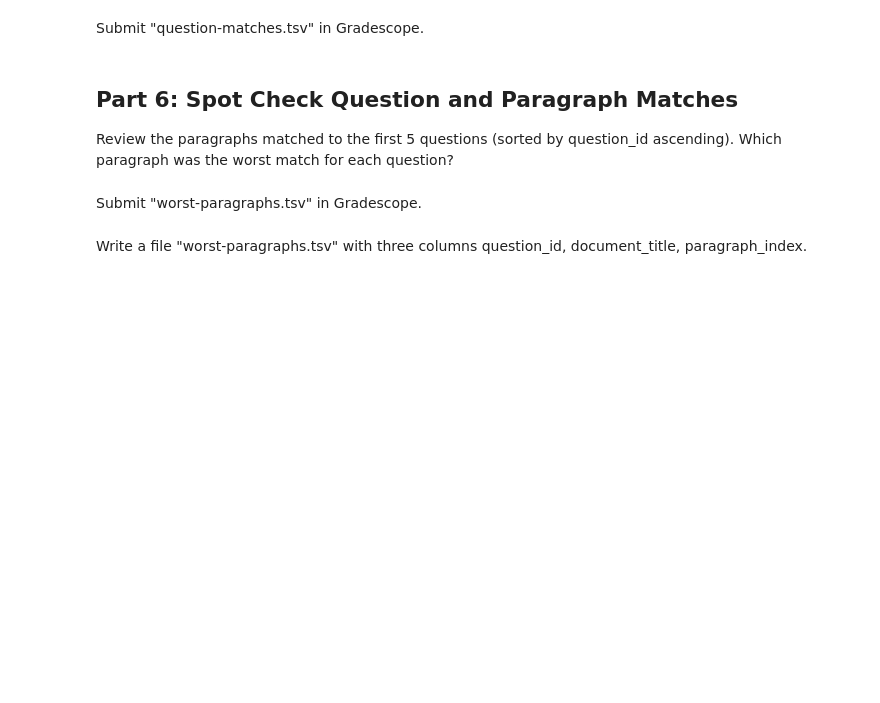
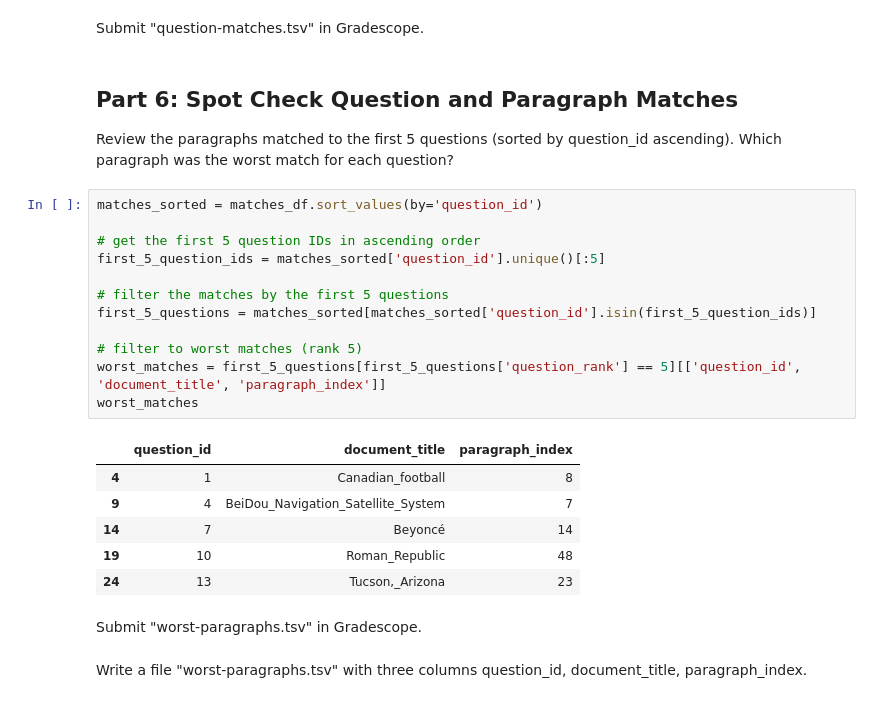
Before and after one commit to aidandig/dx704-project-10, a Jupyter notebook: dx704-project-10.ipynb, the cells around one changed output. Drawn from its saved outputs; the diff is of its cells as text; blank space fills up the shorter version.

Commit message:
worst paragraph matches for first 5 questions

```diff
--- a/dx704-project-10.ipynb
+++ b/dx704-project-10.ipynb
@@ -333,6 +333,25 @@ Submit "question-matches.tsv" in Gradescope.
 
 Review the paragraphs matched to the first 5 questions (sorted by question_id ascending).
 Which paragraph was the worst match for each question?
+# %%
+matches_sorted = matches_df.sort_values(by='question_id')
+
+# get the first 5 question IDs in ascending order
+first_5_question_ids = matches_sorted['question_id'].unique()[:5]
+
+# filter the matches by the first 5 questions
+first_5_questions = matches_sorted[matches_sorted['question_id'].isin(first_5_question_ids)]
+
+# filter to worst matches (rank 5)
+worst_matches = first_5_questions[first_5_questions['question_rank'] == 5][['question_id', 'document_title', 'paragraph_index']]
+worst_matches
+# %% [output]
+|  | question_id | document_title | paragraph_index |
+| 4 | 1 | Canadian_football | 8 |
+| 9 | 4 | BeiDou_Navigation_Satellite_System | 7 |
+| 14 | 7 | Beyoncé | 14 |
+| 19 | 10 | Roman_Republic | 48 |
+| 24 | 13 | Tucson,_Arizona | 23 |
 # %% [markdown]
 Submit "worst-paragraphs.tsv" in Gradescope.
 # %% [markdown]
```
Also changed, not shown: parts of 1 cell of this notebook, 1 other file.
